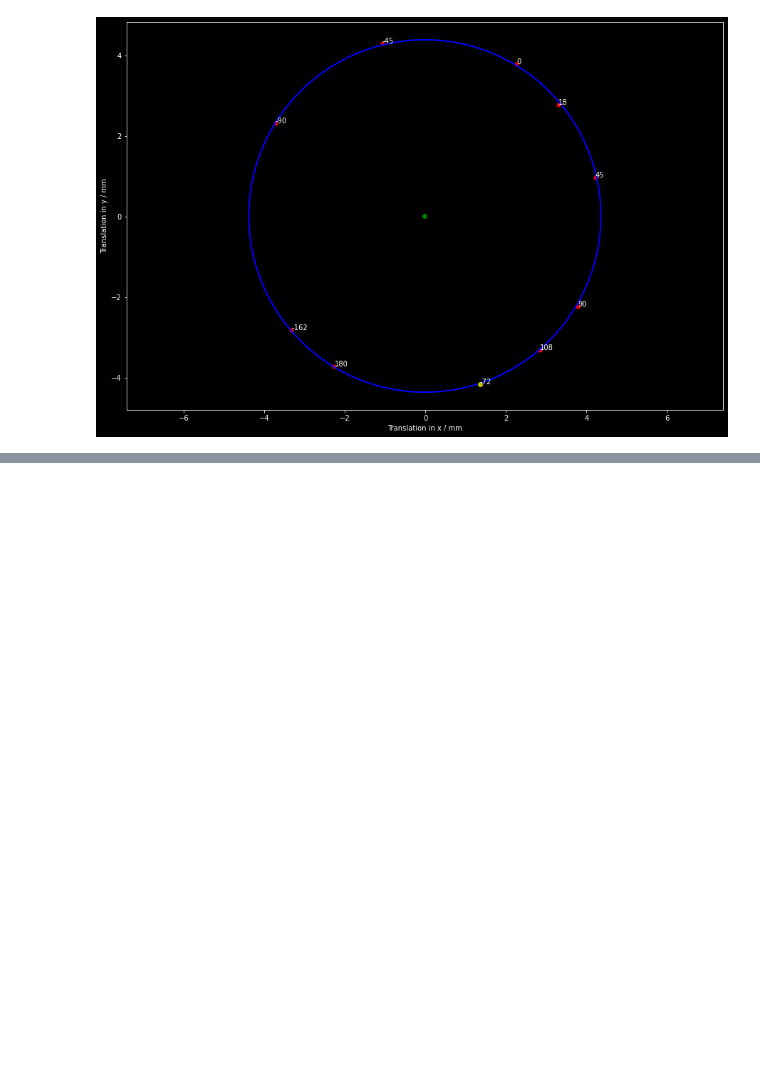
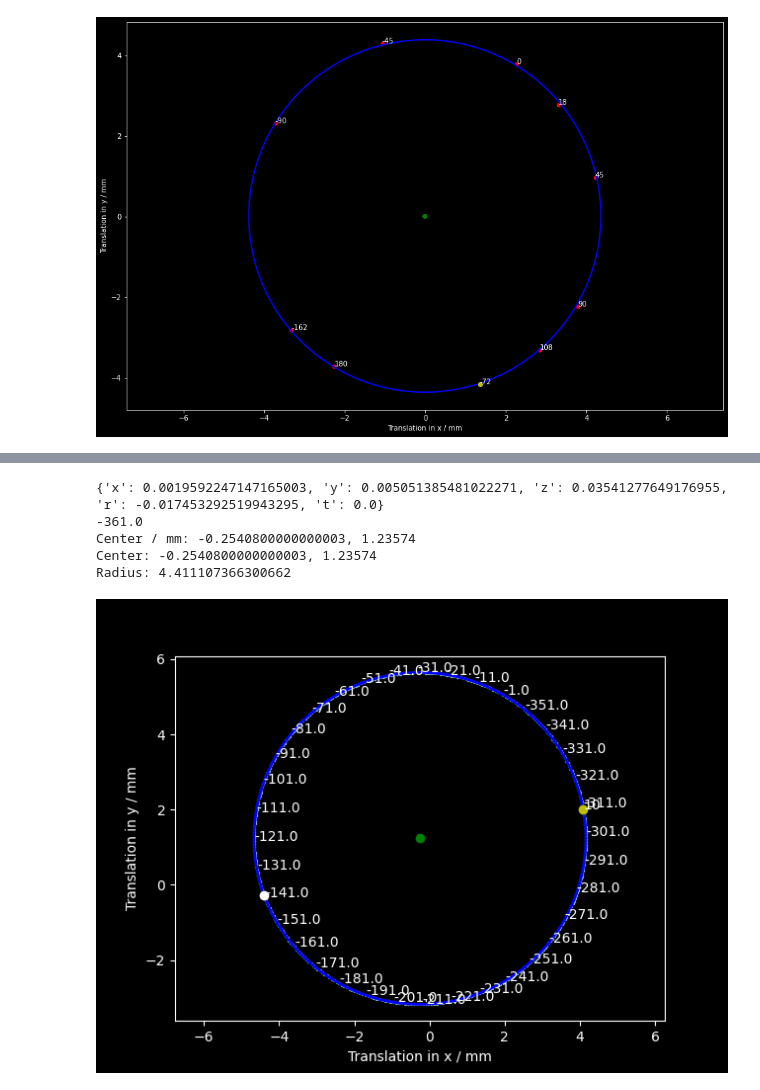
Before and after one commit to CraignRush/SerialFIB, a Jupyter notebook: src/RotationCenterTest2.ipynb, the cells around one changed output, grey strips where cells are left out. Drawn from its saved outputs; the diff is of its cells as text; code cells hidden in the pictures; blank space fills up the shorter version.

```diff
--- a/src/RotationCenterTest2.ipynb
+++ b/src/RotationCenterTest2.ipynb
@@ -71,0 +131,30 @@ Center / mm: -0.012835666953944112, 0.01302956726072679
+# %%
+from pathlib import Path
+import csv, math
+
+folder = Path(r'\\samba-pool-plitzko2.biochem.mpg.de\pool-plitzko2\Johann\03-Data\06-FIB-SEM\220922_MeteorAutomation\220926_223858_1.0deg_360_3mm_MovementTestAligned')
+file = Path.joinpath(folder, 'position_data.csv')
+
+
+with open(file, mode='r') as f:
+    reader = csv.DictReader(f)
+    positions_str = list(reader)
+
+
+positions = [dict([a, float(x)] for a, x in b.items()) for b in positions_str]
+position_angles = [np.rad2deg(float(x['r'])) for x in positions_str]
+#print(positions)
+print(positions[0])
+#for i in range(len(positions)):
+#    print(positions[0])
+print(positions[0]['r']/math.pi*180 -360)
+
+
+position_standard = {}
+position_standard['x'] = -2.1915e-3
+position_standard['y'] = -4.3908e-3
+position_standard['z'] = 6.9725e-3
+position_standard['t'] = 0.0
+position_standard['r'] = 2*math.pi
+positions_sorted = sorted(positions, key=lambda d: d['r'])
+#print(positions_sorted)
@@ -71,0 +240,13 @@ Center / mm: -0.012835666953944112, 0.01302956726072679
+# %%
+
+folder = Path(r'\\samba-pool-plitzko2.biochem.mpg.de\pool-plitzko2\Johann\03-Data\06-FIB-SEM\220922_MeteorAutomation\220926_230456_1.0deg_360_300um_MovementTestAligned')
+file = Path.joinpath(folder, 'position_data.csv')
+
+plot_postion_data(file)
+# %% [output]
+{'x': 0.0019592247147165003, 'y': 0.005051385481022271, 'z': 0.03541277649176955, 'r': -0.017453292519943295, 't': 0.0}
+-361.0
+Center / mm: -0.2540800000000003, 1.23574
+Center: -0.2540800000000003, 1.23574
+Radius: 4.411107366300662
+[figure, added]
```
Also changed, not shown: parts of 4 cells of this notebook.
